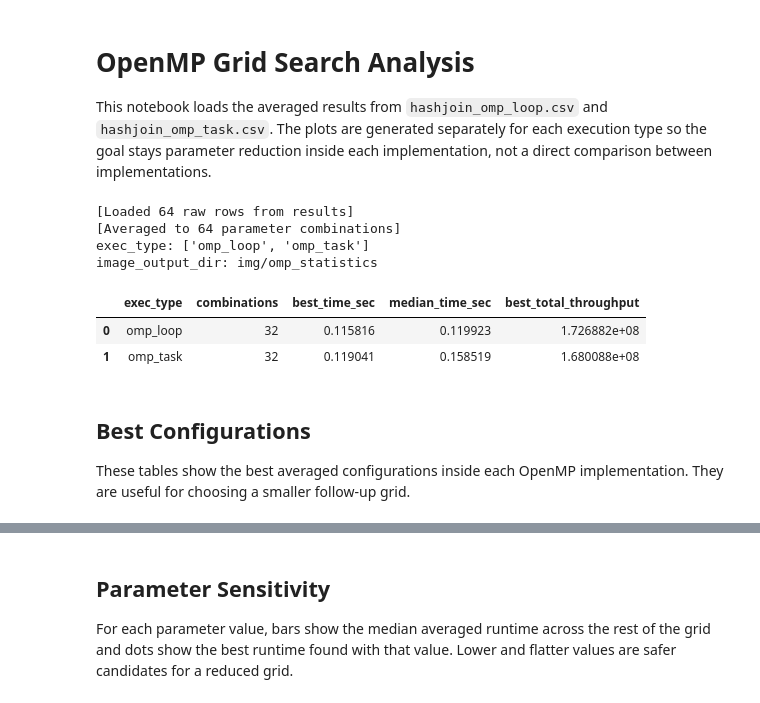
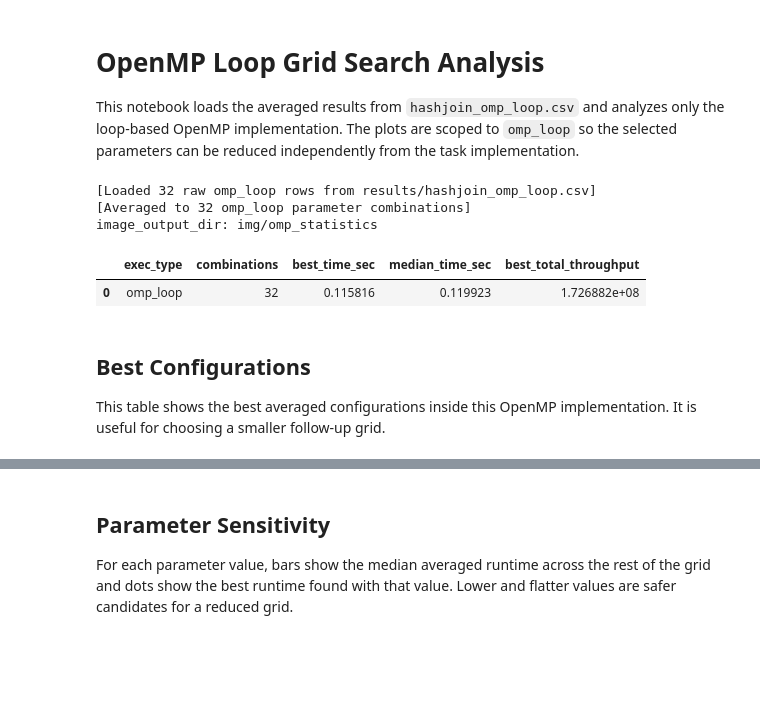
Before and after one commit to GianlucaPanzani/Optimization-of-Partitioned-Hash-Join-with-Duplicates-part_3, a Jupyter notebook: src/omp_loop_statistics.ipynb, the cells around one changed output, grey strips where cells are left out. Drawn from its saved outputs; the diff is of its cells as text; code cells hidden in the pictures; blank space fills up the shorter version.

Commit message:
stats + grid

```diff
--- a/src/omp_statistics.ipynb
+++ b/src/omp_loop_statistics.ipynb
@@ -1,7 +1,7 @@
 # %% [markdown]
-# OpenMP Grid Search Analysis
+# OpenMP Loop Grid Search Analysis
 
-This notebook loads the averaged results from `hashjoin_omp_loop.csv` and `hashjoin_omp_task.csv`. The plots are generated separately for each execution type so the goal stays parameter reduction inside each implementation, not a direct comparison between implementations.
+This notebook loads the averaged results from `hashjoin_omp_loop.csv` and analyzes only the loop-based OpenMP implementation. The plots are scoped to `omp_loop` so the selected parameters can be reduced independently from the task implementation.
 # %%
 from pathlib import Path
 import re
@@ -12,10 +12,10 @@ matplotlib.use("Agg")
 import matplotlib.pyplot as plt
 from IPython.display import Image, display
 
-CSV_FILES = [
-    "hashjoin_omp_loop.csv",
-    "hashjoin_omp_task.csv",
-]
+EXEC_TYPE = "omp_loop"
+CSV_FILE = "hashjoin_omp_loop.csv"
+ANALYSIS_LABEL = "OpenMP loop"
+
 RESULTS_CANDIDATES = [
     Path("results"),
     Path("src/results"),
@@ -28,25 +28,20 @@ IMG_CANDIDATES = [
 ]
 
 RESULTS_DIR = None
-csv_paths = []
+csv_path = None
 for candidate_dir in RESULTS_CANDIDATES:
-    paths = [candidate_dir / name for name in CSV_FILES]
-    if all(path.exists() for path in paths):
+    candidate_path = candidate_dir / CSV_FILE
+    if candidate_path.exists():
         RESULTS_DIR = candidate_dir
-        csv_paths = paths
+        csv_path = candidate_path
         break
 
-if RESULTS_DIR is None:
-    searched = ", ".join(str(p) for p in RESULTS_CANDIDATES)
-    raise FileNotFoundError(f"Could not find all OpenMP CSV files in: {searched}")
+if csv_path is None:
+    searched = ", ".join(str(candidate / CSV_FILE) for candidate in RESULTS_CANDIDATES)
+    raise FileNotFoundError(f"Could not find {CSV_FILE}. Searched: {searched}")
 
-frames = []
-for csv_path in csv_paths:
-    current_df = pd.read_csv(csv_path)
-    current_df["exec_type"] = csv_path.stem.replace("hashjoin_", "", 1)
-    frames.append(current_df)
-
-raw_df = pd.concat(frames, ignore_index=True, sort=False)
+raw_df = pd.read_csv(csv_path)
+raw_df["exec_type"] = EXEC_TYPE
 
 # Keep schedule columns as strings; converting them to numeric would turn "static"/"dynamic" into NaN.
 numeric_columns = [
@@ -109,11 +104,9 @@ metric_columns = [
 avg_df = (
     raw_df.groupby(group_columns, as_index=False, dropna=False)
     .agg({col: "mean" for col in metric_columns})
-    .sort_values(["exec_type", "time_sec"])
+    .sort_values("time_sec")
     .reset_index(drop=True)
 )
-
-exec_types = sorted(avg_df["exec_type"].dropna().unique())
 metric = "time_sec"
 
 for candidate in IMG_CANDIDATES:
@@ -125,53 +118,48 @@ else:
 IMG_DIR.mkdir(parents=True, exist_ok=True)
 
 plot_counter = 0
 
 def slugify(value):
     cleaned = re.sub(r"[^A-Za-z0-9._-]+", "_", str(value)).strip("_")
     return cleaned[:180] if cleaned else "plot"
 
 
 def save_figure(fig, name):
     global plot_counter
     plot_counter += 1
     output_path = IMG_DIR / f"{plot_counter:02d}_{slugify(name)}.png"
     fig.savefig(output_path, dpi=180, bbox_inches="tight")
     print(f"[saved] {output_path}")
     return output_path
 
 
 def finish_plot(fig, name):
     output_path = save_figure(fig, name)
     display(Image(filename=str(output_path)))
     plt.close(fig)
 
-print(f"[Loaded {raw_df.shape[0]} raw rows from {RESULTS_DIR}]")
-print(f"[Averaged to {avg_df.shape[0]} parameter combinations]")
-print(f"exec_type: {exec_types}")
+print(f"[Loaded {raw_df.shape[0]} raw {EXEC_TYPE} rows from {csv_path}]")
+print(f"[Averaged to {avg_df.shape[0]} {EXEC_TYPE} parameter combinations]")
 print(f"image_output_dir: {IMG_DIR}")
 
-summary_df = (
-    avg_df.groupby("exec_type", as_index=False)
-    .agg(
-        combinations=("time_sec", "size"),
-        best_time_sec=("time_sec", "min"),
-        median_time_sec=("time_sec", "median"),
-        best_total_throughput=("total_throughput", "max"),
-    )
-)
+summary_df = pd.DataFrame([{
+    "exec_type": EXEC_TYPE,
+    "combinations": len(avg_df),
+    "best_time_sec": avg_df["time_sec"].min(),
+    "median_time_sec": avg_df["time_sec"].median(),
+    "best_total_throughput": avg_df["total_throughput"].max(),
+}])
 display(summary_df)
 # %% [output]
-[Loaded 64 raw rows from results]
-[Averaged to 64 parameter combinations]
-exec_type: ['omp_loop', 'omp_task']
+[Loaded 32 raw omp_loop rows from results/hashjoin_omp_loop.csv]
+[Averaged to 32 omp_loop parameter combinations]
 image_output_dir: img/omp_statistics
 |  | exec_type | combinations | best_time_sec | median_time_sec | best_total_throughput |
 | 0 | omp_loop | 32 | 0.115816 | 0.119923 | 1.726882e+08 |
-| 1 | omp_task | 32 | 0.119041 | 0.158519 | 1.680088e+08 |
 # %% [markdown]
 ## Best Configurations
 
-These tables show the best averaged configurations inside each OpenMP implementation. They are useful for choosing a smaller follow-up grid.
+This table shows the best averaged configurations inside this OpenMP implementation. It is useful for choosing a smaller follow-up grid.
 # %%
 top_n = 20
 config_columns = [
```
Also changed, not shown: parts of 7 cells of this notebook, 9 other files.
